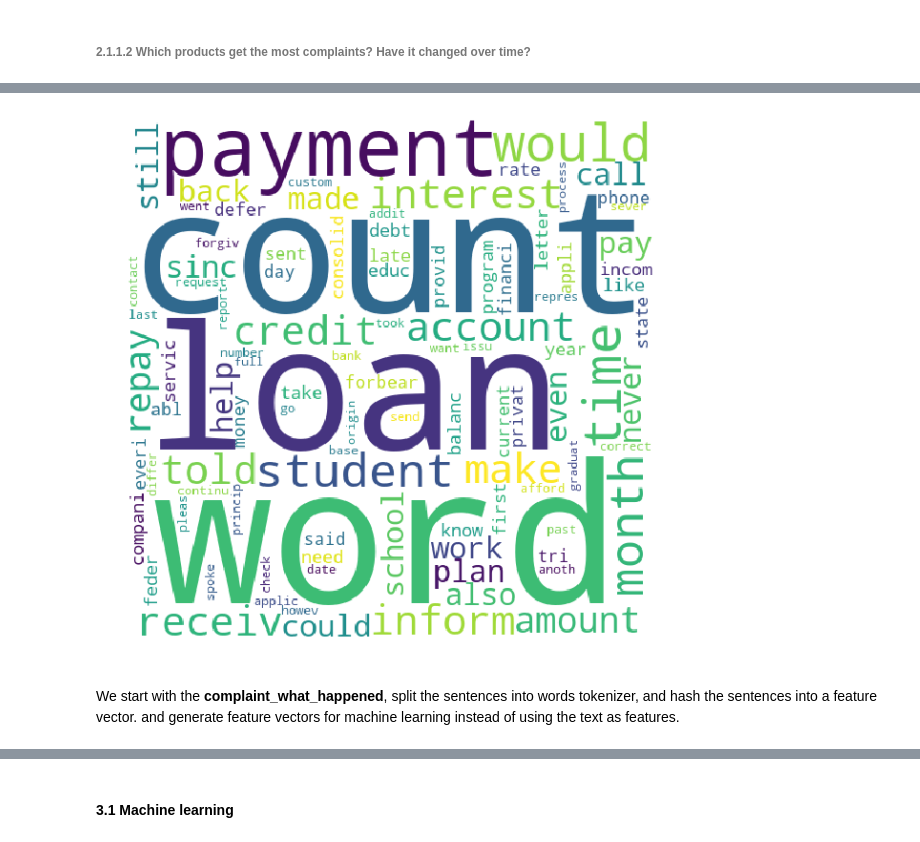
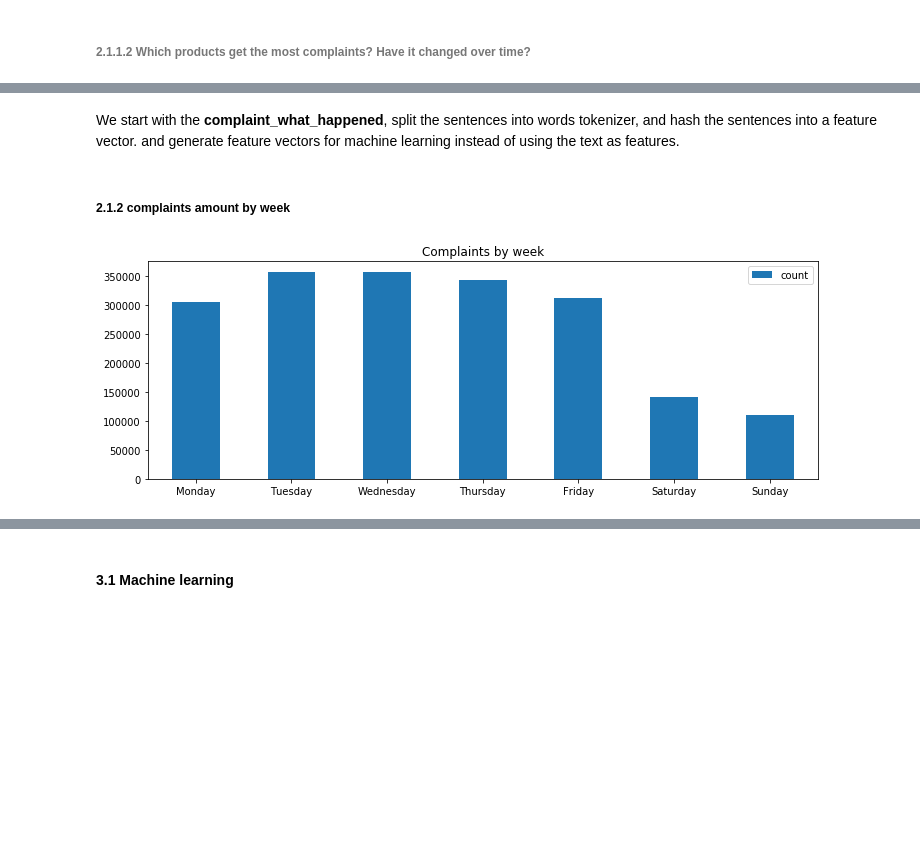
Before and after one commit to rachel0614/BDA2021Project1, a Jupyter notebook: BDA/CustomerComplaint.ipynb, the cells around one changed output, grey strips where cells are left out. Drawn from its saved outputs; the diff is of its cells as text; code cells hidden in the pictures; blank space fills up the shorter version.

```diff
--- a/BDA/CustomerComplaint.ipynb
+++ b/BDA/CustomerComplaint.ipynb
@@ -159,11 +166,9 @@ print((total, len(df.columns)))
 # %%
-#https://blog.csdn.net/sinat_26917383/article/details/80500349
 # delete null rows of these categorical columns, delete empty state and an outlier
-sdf = sdf.filter("date_received>'2011-12-31' and date_received<'2020-01-01' " +
+sdf = sdf.filter("date_received>'2011-12-31' " + # and date_received<'2020-01-01'
         "and state !='' and state!='UNITED STATES MINOR OUTLYING ISLANDS' ").\
         dropna(subset=['complaint_id', 'issue','product','date_received','company','state','submitted_via'])
 # save cleaned data to table.
-sdf.createOrReplaceTempView('t_complaints')
 # %% [output]
 [interactive output not drawn]
 # %% [markdown]
@@ -179,6 +186,7 @@ from pyspark.sql.functions import date_format
 
 sdf = sdf.withColumn("complaint_length", functions.length(F.col("complaint_what_happened"))).\
   withColumn("weekday_received", date_format(F.col("date_received"), "u")). \
-  withColumn("year_received", F.year("date_received"))
+  withColumn("year_received", F.year("date_received")). \
+  withColumn("product_merged", F.when(F.col('product').contains("Credit card"), "Card").otherwise(F.col('product')))
 # %% [output]
 [interactive output not drawn]
@@ -232,0 +197,4 @@ df = pipeline.fit(df).transform(df)
+# %%
+drop_column_list = ["tags","date_sent_to_company","timely","consumer_consent_provided"]
+sdf = sdf.select([column for column in sdf.columns if column not in drop_column_list])
+sdf.createOrReplaceTempView('t_complaints')
@@ -410,24 +285,2 @@ df_word_count = df_words.select(explode("words").alias('word')).\
-# %%
-%matplotlib inline
-#combine word and count column to map, and parse it to wordcloud
-#data = dict(zip(df_word_count.select('word').collect(),df_word_count.select('count').collect()))
-#wc = WordCloud(width=800, height=400, max_words=200).generate_from_frequencies(data)
-
-
-wordcloud = WordCloud(width = 500, height = 500,
-                background_color ='white',
-                stopwords = stopwords,
-                min_font_size = 10).generate(df_word_count[0:100].to_string())
-
-# plot the WordCloud image
-plt.figure(figsize = (8, 8), facecolor = None)
-plt.imshow(wordcloud)
-plt.axis("off")
-plt.tight_layout(pad = 0)
-
-plt.show()
-df_word_count.to_string()
-# %% [output]
-[figure, removed]
 # %% [markdown]
 We start with the **complaint_what_happened**, split the sentences into words tokenizer, and hash the sentences into a feature vector. and generate feature vectors for machine learning instead of using the text as features.
@@ -433,0 +345,19 @@ We start with the **complaint_what_happened**, split the sentences into words to
+# %% [markdown]
+##### 2.1.2 complaints amount by week
+# %%
+%matplotlib inline
+#count complaints group by day of week
+df_chart = sdf.groupBy("weekday_received")\
+  .agg({"weekday_received":"count"})\
+  .withColumnRenamed("count(weekday_received)", "count").toPandas()
+
+ax = df_chart.sort_values(by=['weekday_received']).plot.bar(x='weekday_received', y='count', \
+                                                            title='Complaints by week',figsize=(12,4), rot=0)
+# show week labels
+ax.set_xticklabels(['Monday', 'Tuesday', 'Wednesday', 'Thursday', 'Friday', 'Saturday', 'Sunday'])
+ax.set_xlabel('')
+plt.figure(figsize=(10,4))
+
+plt.show()
+# %% [output]
+[figure, added]
```
Also changed, not shown: parts of 84 cells of this notebook.
